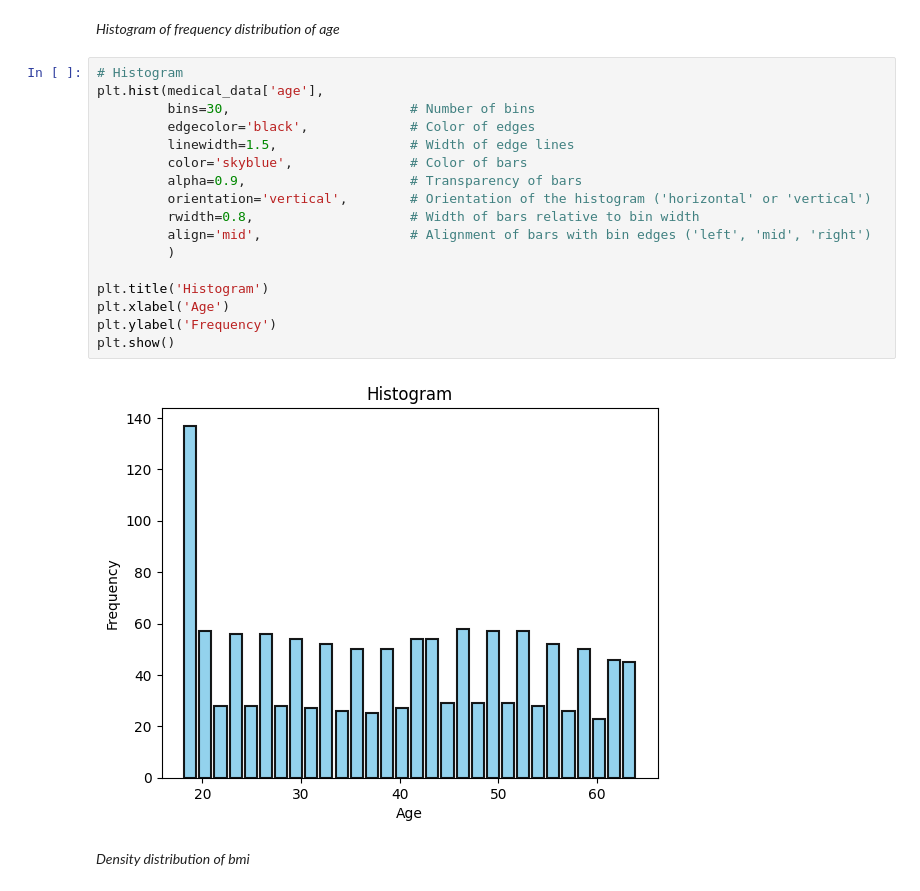
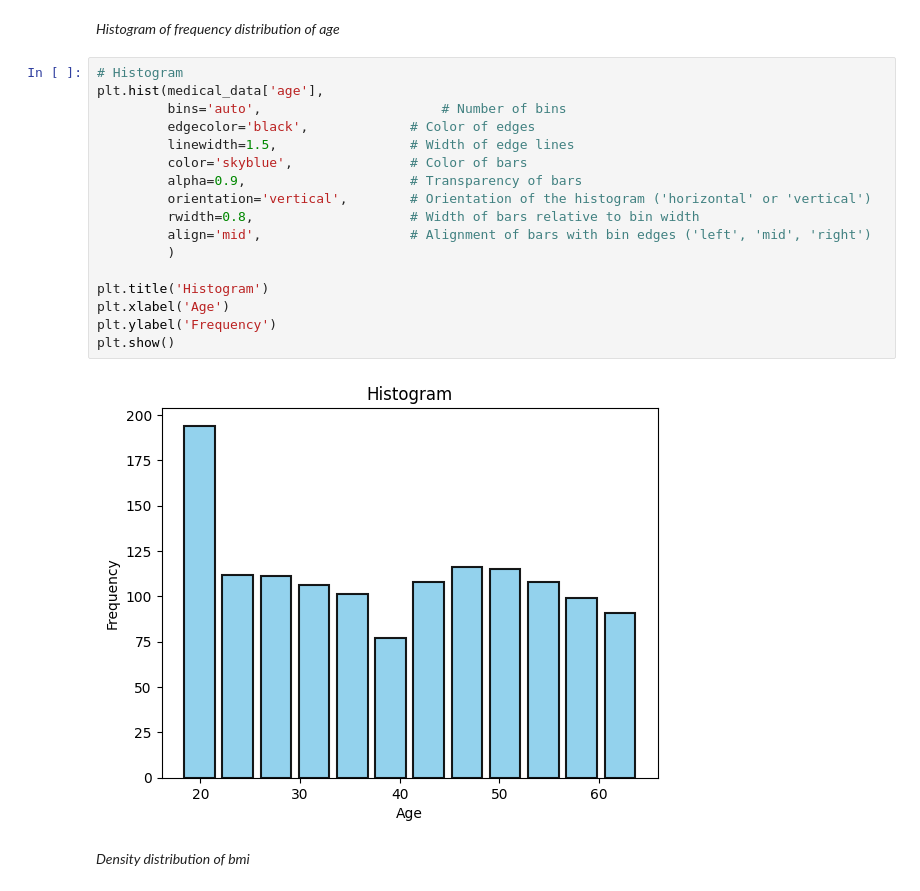
Before and after one commit to SofiaFormenti/Machine-Learning-Project, a Jupyter notebook: Project.ipynb, the cells around one changed output. Saved outputs shown, nothing was run; the diff lists cells and outputs as text.

Commit message:
Histogram update

```diff
--- a/Project.ipynb
+++ b/Project.ipynb
@@ -120,22 +120,22 @@ Before doing this, let's analyze grafically our features, this will give us impo
 # %%
 # Histogram
 plt.hist(medical_data['age'],
-         bins=30,                       # Number of bins
+         bins='auto',                       # Number of bins
          edgecolor='black',             # Color of edges
          linewidth=1.5,                 # Width of edge lines
          color='skyblue',               # Color of bars
          alpha=0.9,                     # Transparency of bars
          orientation='vertical',        # Orientation of the histogram ('horizontal' or 'vertical')
          rwidth=0.8,                    # Width of bars relative to bin width
          align='mid',                   # Alignment of bars with bin edges ('left', 'mid', 'right')
          )
 
 plt.title('Histogram')
 plt.xlabel('Age')
 plt.ylabel('Frequency')
 plt.show()
 # %% [output]
-[figure, old version]
+[figure, new version]
 # %% [markdown]
 *Density distribution of bmi*
 # %%
```
